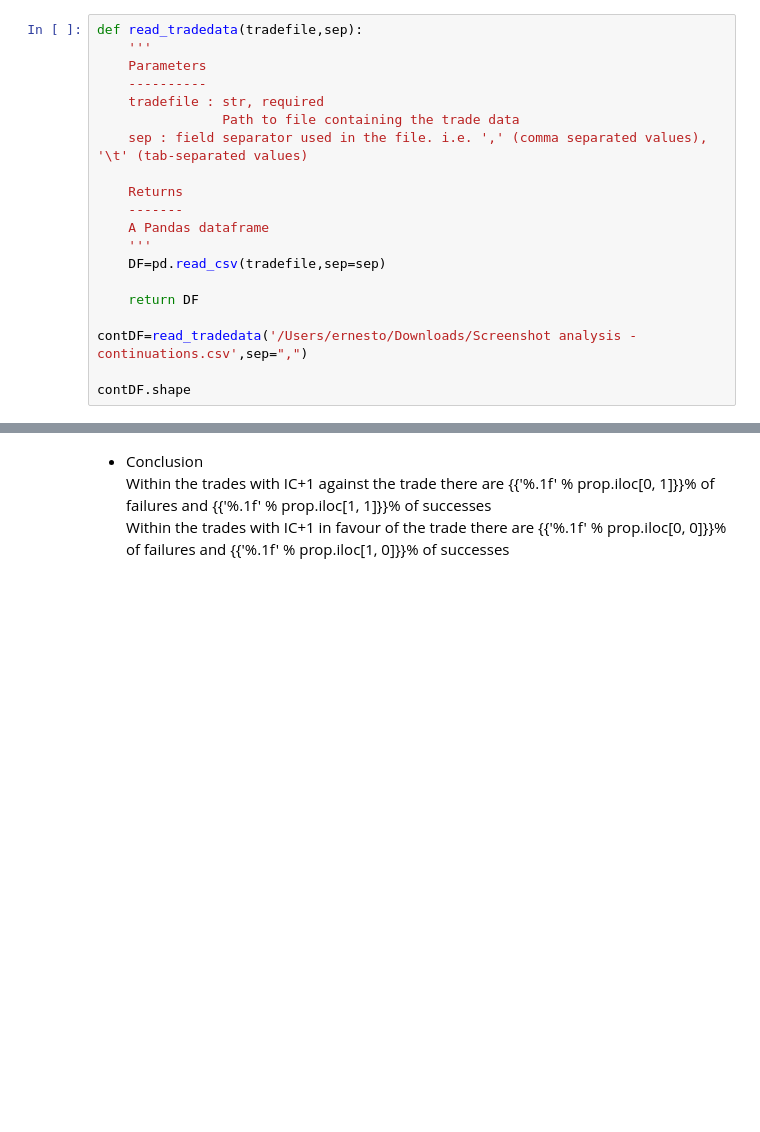
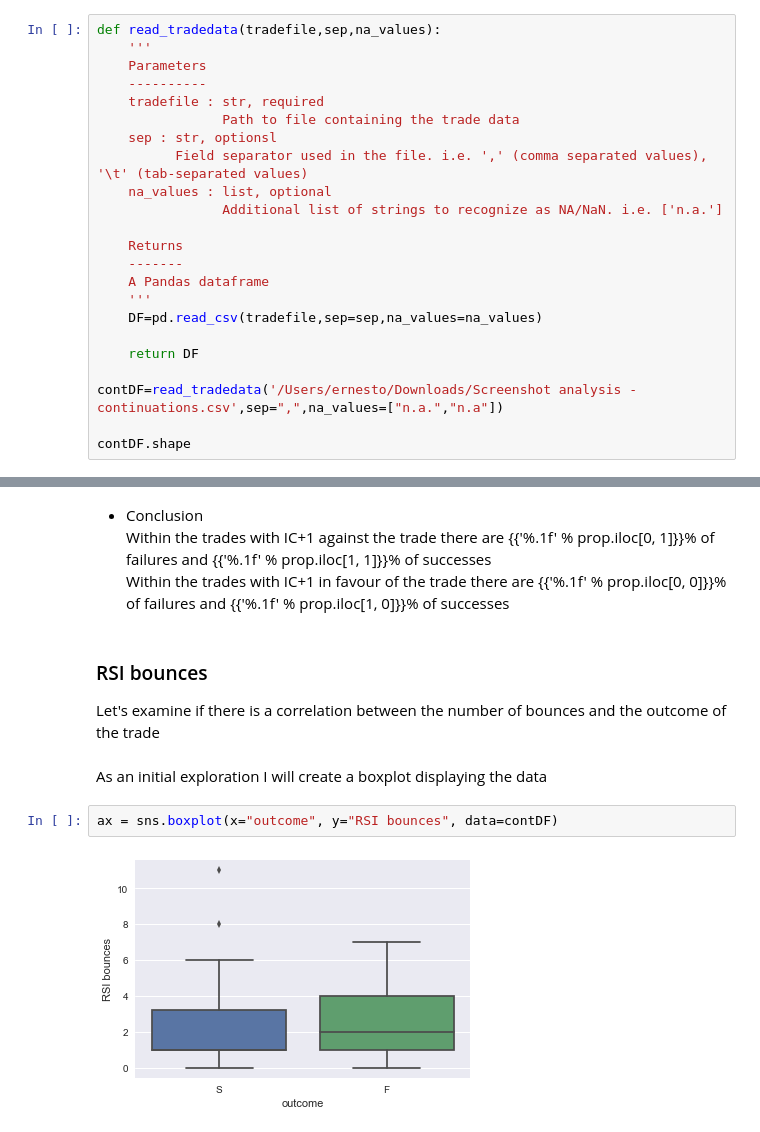
Before and after one commit to FOREXfunguru/FOREX, a Jupyter notebook: notebooks/Binary_classifier_using_ML.ipynb, the cells around one changed output, grey strips where cells are left out. Cells and saved outputs as stored; diff of their text form; blank space fills up the shorter version.

Commit message:
adding exploratory analysis for some variables

```diff
--- a/notebooks/Binary_classifier_using_ML.ipynb
+++ b/notebooks/Binary_classifier_using_ML.ipynb
@@ -31,23 +32,26 @@ import numpy as np
 
 First, let's create a function to read-in a .csv file containing the data andstore it in a dataframe:
 # %%
-def read_tradedata(tradefile,sep):
+def read_tradedata(tradefile,sep,na_values):
     '''
     Parameters
     ----------
     tradefile : str, required
                 Path to file containing the trade data
-    sep : field separator used in the file. i.e. ',' (comma separated values), '\t' (tab-separated values)
+    sep : str, optionsl
+          Field separator used in the file. i.e. ',' (comma separated values), '\t' (tab-separated values)
+    na_values : list, optional
+                Additional list of strings to recognize as NA/NaN. i.e. ['n.a.']
 
     Returns
     -------
     A Pandas dataframe
     '''
-    DF=pd.read_csv(tradefile,sep=sep)
+    DF=pd.read_csv(tradefile,sep=sep,na_values=na_values)
 
     return DF
 
-contDF=read_tradedata('/Users/ernesto/Downloads/Screenshot analysis - continuations.csv',sep=",")
+contDF=read_tradedata('/Users/ernesto/Downloads/Screenshot analysis - continuations.csv',sep=",",na_values=["n.a.","n.a"])
 
 contDF.shape
 # %% [output]
@@ -118,3 +122,12 @@ All                      100.000000  100.000000  100.000000
 * Conclusion <br>
 Within the trades with IC+1 against the trade there are {{'%.1f' % prop.iloc[0, 1]}}% of failures and {{'%.1f' % prop.iloc[1, 1]}}% of successes<br>
 Within the trades with IC+1 in favour of the trade there are {{'%.1f' % prop.iloc[0, 0]}}% of failures and {{'%.1f' % prop.iloc[1, 0]}}% of successes
+# %% [markdown]
+###  RSI bounces
+Let's examine if there is a correlation between the number of bounces and the outcome of the trade
+# %% [markdown]
+As an initial exploration I will create a boxplot displaying the data
+# %%
+ax = sns.boxplot(x="outcome", y="RSI bounces", data=contDF)
+# %% [output]
+[figure, added]
```
Also changed, not shown: parts of 18 cells of this notebook.
